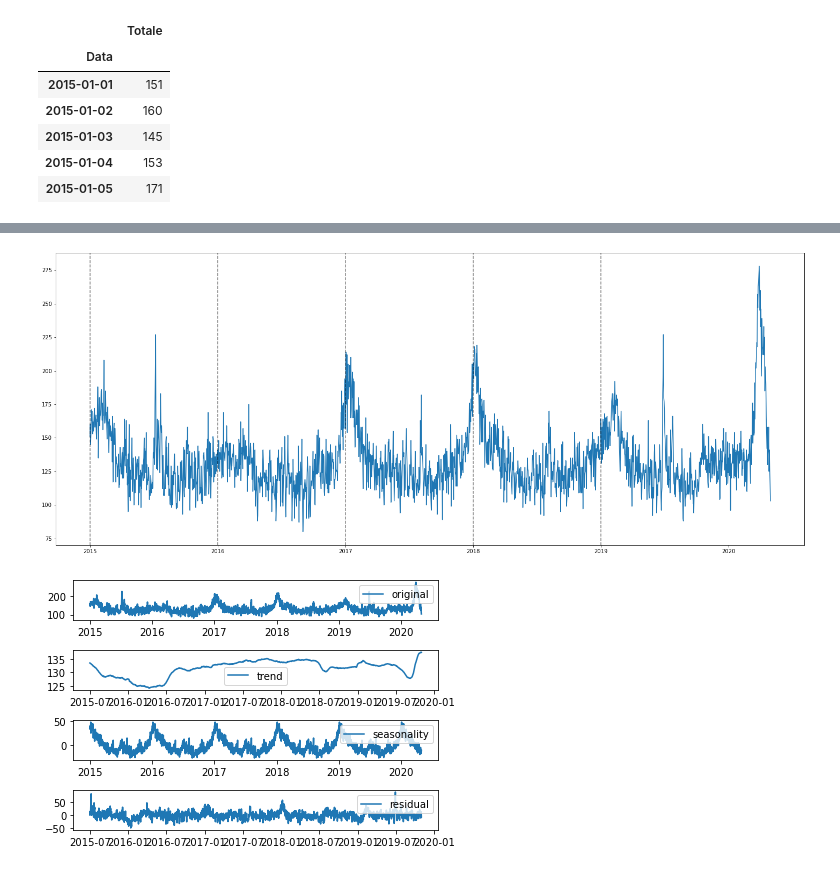
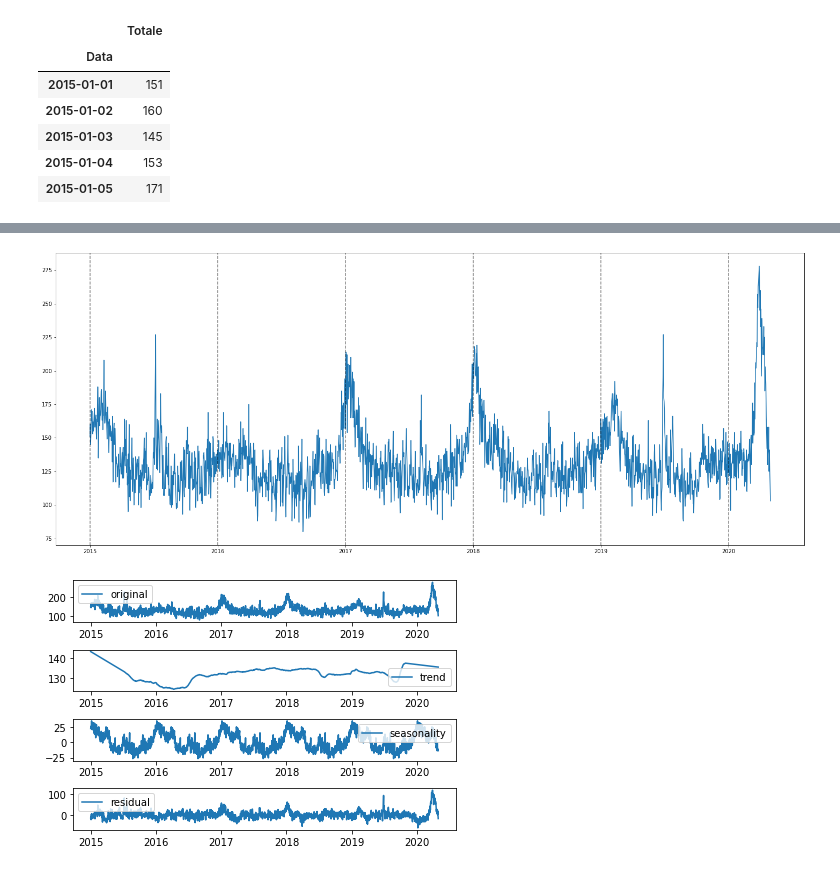
Before and after one commit to SofiaBlack/COVID-19_deaths_analysis, a Jupyter notebook: SARIMAX Model.ipynb, the cells around one changed output, grey strips where cells are left out. Drawn from its saved outputs; the diff is of its cells as text; code cells hidden in the pictures.

```diff
--- a/SARIMAX Model.ipynb
+++ b/SARIMAX Model.ipynb
@@ -62,33 +67,33 @@ lim_ts = ts[start_date:end_date]
 import matplotlib.pyplot as plt
 plt.figure(figsize=(25,10))
 plt.plot(lim_ts)
-for year in range(start_date.year,end_date.year):
+for year in range(start_date.year,end_date.year+1):
     plt.axvline(pd.to_datetime(str(year)+'-01-01'), color='k', linestyle='--', alpha=0.5)
 # %% [output]
-[figure, old version]
+[figure, new version]
 # %%
 from statsmodels.tsa.seasonal import seasonal_decompose
 
-decomposition = seasonal_decompose(ts, period=365)
+decomposition = seasonal_decompose(ts, period=365,two_sided=True,extrapolate_trend=1)
 
 ts_trend = decomposition.trend #andamento della curva
 ts_seasonal = decomposition.seasonal #stagionalità
 ts_residual = decomposition.resid #parti rimanenti
 plt.subplot(411)
 plt.plot(ts,label='original')
 plt.legend(loc='best')
 plt.subplot(412)
 plt.plot(ts_trend,label='trend')
 plt.legend(loc='best')
 plt.subplot(413)
 plt.plot(ts_seasonal,label='seasonality')
 plt.legend(loc='best')
 plt.subplot(414)
 plt.plot(ts_residual,label='residual')
 plt.legend(loc='best')
 plt.tight_layout()
 # %% [output]
-[figure, old version]
+[figure, new version]
 # %%
 from statsmodels.tsa.stattools import adfuller
 def test_stationarity(timeseries):
```
Also changed, not shown: parts of 16 cells of this notebook, 1 other file.
